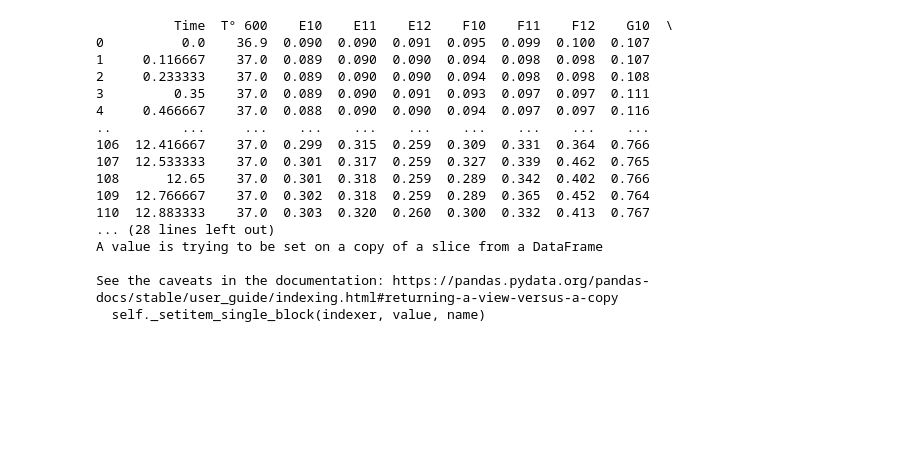
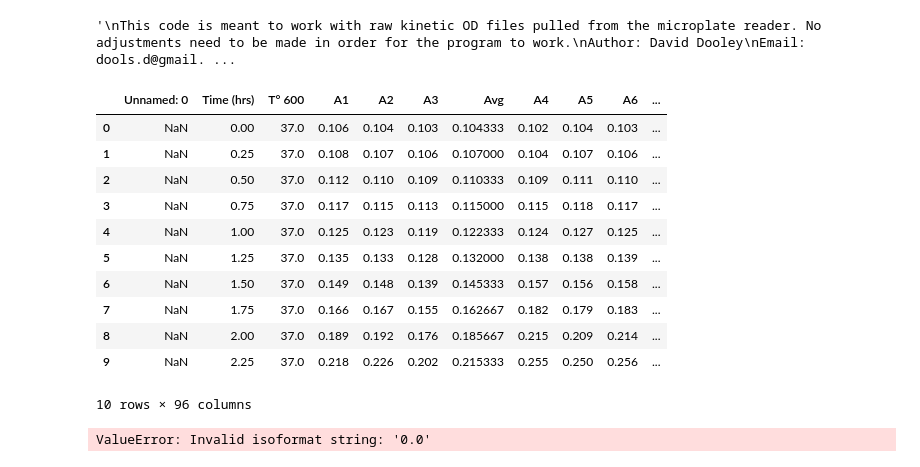
Before and after one commit to ddooley2/coding, a Jupyter notebook: data_analysis/OD.ipynb, the cells around one changed output. Cells and saved outputs as stored; diff of their text form; code cells hidden in the pictures; blank space fills up the shorter version.

```diff
--- a/data_analysis/OD.ipynb
+++ b/data_analysis/OD.ipynb
@@ -1,2 +1,11 @@
+# %%
+"""
+This code is meant to work with raw kinetic OD files pulled from the microplate reader. No adjustments need to be made in order for the program to work.
+Author: David Dooley
+Email: dools.d@gmail.com
+Last Updated: 05/27/2021
+"""
+# %% [output]
+'\nThis code is meant to work with raw kinetic OD files pulled from the microplate reader. No adjustments need to be made in order for the program to work.\nAuthor: David Dooley\nEmail: dools.d@gmail. ...
 # %%
 import pandas as pd
@@ -8,7 +18,20 @@ from tkinter import filedialog
 # %%
 ###Import data
 root = tk.Tk()
 root.withdraw()
 file_path = filedialog.askopenfilename()
-df = pd.read_excel(file_path,header=26) #Save Excel data in dataframe
-#df.head(10) ### Preview dataframe
+df = pd.read_excel(file_path,header=27) #Save Excel data in dataframe
+df.head(10) ### Preview dataframe
+# %% [output]
+|  | Unnamed: 0 | Time (hrs) | T° 600 | A1 | A2 | A3 | Avg | A4 | A5 | A6 | ... |
+| 0 | NaN | 0.00 | 37.0 | 0.106 | 0.104 | 0.103 | 0.104333 | 0.102 | 0.104 | 0.103 | ... |
+| 1 | NaN | 0.25 | 37.0 | 0.108 | 0.107 | 0.106 | 0.107000 | 0.104 | 0.107 | 0.106 | ... |
+| 2 | NaN | 0.50 | 37.0 | 0.112 | 0.110 | 0.109 | 0.110333 | 0.109 | 0.111 | 0.110 | ... |
+| 3 | NaN | 0.75 | 37.0 | 0.117 | 0.115 | 0.113 | 0.115000 | 0.115 | 0.118 | 0.117 | ... |
+| 4 | NaN | 1.00 | 37.0 | 0.125 | 0.123 | 0.119 | 0.122333 | 0.124 | 0.127 | 0.125 | ... |
+| 5 | NaN | 1.25 | 37.0 | 0.135 | 0.133 | 0.128 | 0.132000 | 0.138 | 0.138 | 0.139 | ... |
+| 6 | NaN | 1.50 | 37.0 | 0.149 | 0.148 | 0.139 | 0.145333 | 0.157 | 0.156 | 0.158 | ... |
+| 7 | NaN | 1.75 | 37.0 | 0.166 | 0.167 | 0.155 | 0.162667 | 0.182 | 0.179 | 0.183 | ... |
+| 8 | NaN | 2.00 | 37.0 | 0.189 | 0.192 | 0.176 | 0.185667 | 0.215 | 0.209 | 0.214 | ... |
+| 9 | NaN | 2.25 | 37.0 | 0.218 | 0.226 | 0.202 | 0.215333 | 0.255 | 0.250 | 0.256 | ... |
+10 rows × 96 columns
@@ -18,28 +44,10 @@ df = df.dropna(how='all',axis='columns') #Remove columns with no data
 # %%
 ###Convert time to decimal hours format (only works for <24h run)
-for i,item in enumerate(df['Time']):
-    temp = dt.time.fromisoformat(str(df['Time'].iloc[i]))
-    df['Time'].iloc[i] = float(temp.hour + (temp.minute/60))
-
-print(df)
+for i,item in enumerate(df['Time (hrs)']):
+    temp = dt.time.fromisoformat(str(df['Time (hrs)'].iloc[i]))
+    df['Time (hrs)'].iloc[i] = float(temp.hour + (temp.minute/60))
 # %% [output]
-          Time  T° 600    E10    E11    E12    F10    F11    F12    G10  \
-0          0.0    36.9  0.090  0.090  0.091  0.095  0.099  0.100  0.107
-1     0.116667    37.0  0.089  0.090  0.090  0.094  0.098  0.098  0.107
-2     0.233333    37.0  0.089  0.090  0.090  0.094  0.098  0.098  0.108
-3         0.35    37.0  0.089  0.090  0.091  0.093  0.097  0.097  0.111
-4     0.466667    37.0  0.088  0.090  0.090  0.094  0.097  0.097  0.116
-..         ...     ...    ...    ...    ...    ...    ...    ...    ...
-106  12.416667    37.0  0.299  0.315  0.259  0.309  0.331  0.364  0.766
-107  12.533333    37.0  0.301  0.317  0.259  0.327  0.339  0.462  0.765
-108      12.65    37.0  0.301  0.318  0.259  0.289  0.342  0.402  0.766
-109  12.766667    37.0  0.302  0.318  0.259  0.289  0.365  0.452  0.764
-110  12.883333    37.0  0.303  0.320  0.260  0.300  0.332  0.413  0.767
-... (28 lines left out)
-A value is trying to be set on a copy of a slice from a DataFrame
-
-See the caveats in the documentation: https://pandas.pydata.org/pandas-docs/stable/user_guide/indexing.html#returning-a-view-versus-a-copy
-  self._setitem_single_block(indexer, value, name)
+ValueError: Invalid isoformat string: '0.0'
 # %%
 ###Enter blank columns
 print(df.head(10)) #Show data to aid in column selection
```
Also changed, not shown: parts of 7 cells of this notebook.
